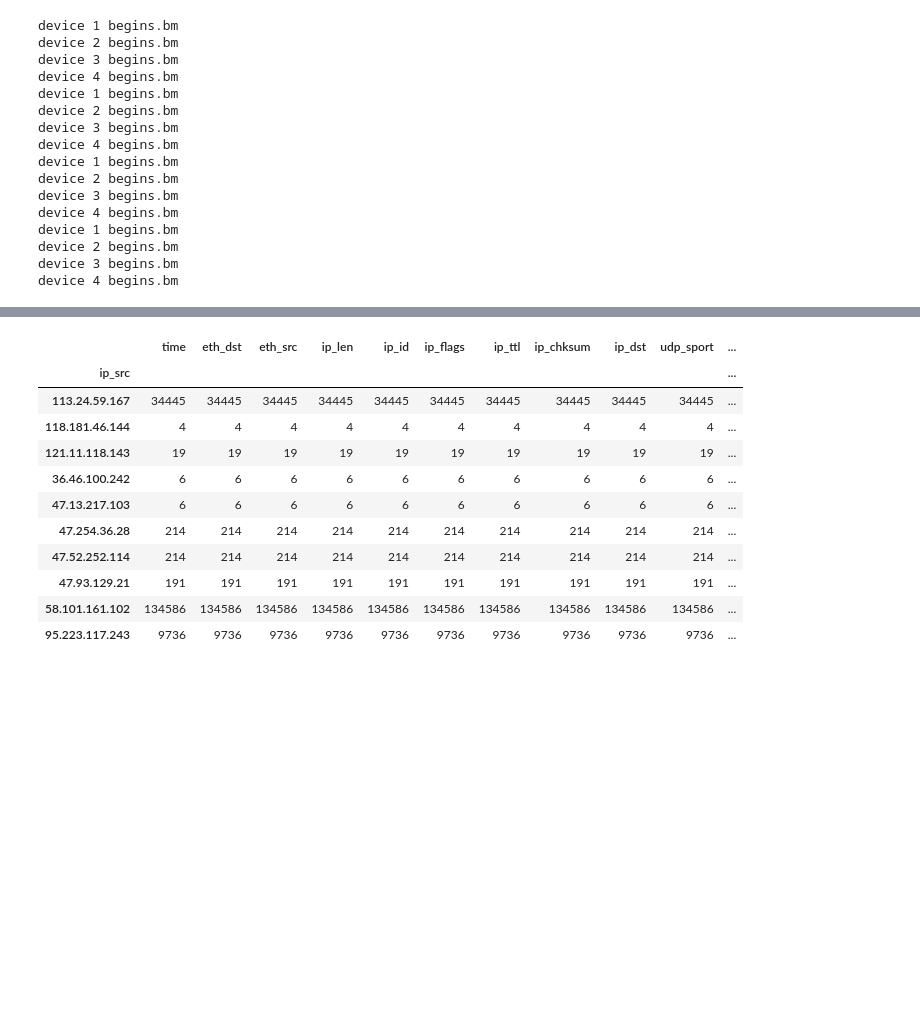
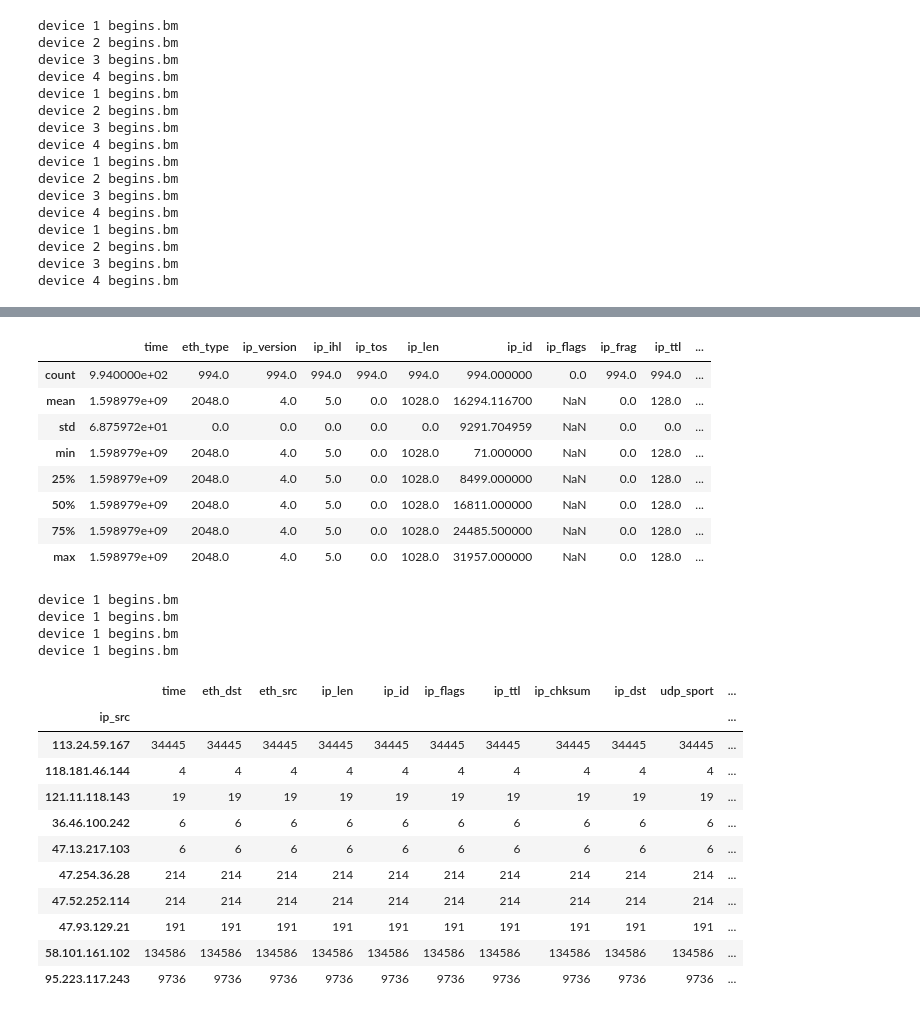
Before and after one commit to YeweiYuan/Iot-Security-Project, a Jupyter notebook: MLforUDP2.ipynb, the cells around one changed output, grey strips where cells are left out. Cells and saved outputs as stored; diff of their text form; code cells hidden in the pictures; blank space fills up the shorter version.

```diff
--- a/MLforUDP2.ipynb
+++ b/MLforUDP2.ipynb
@@ -430,3 +426,25 @@ camtiny.describe()
 | max | 1.595952e+09 | 748.000000 | 65535.000000 | 63.000000 | 65534.000000 | 47047.000000 | 58378.000000 | 728.000000 | 65535.000000 | 4.000000 | ... |
 # %%
 camtiny.to_csv("/content/drive/My Drive/LINUX/udpcaptiny.csv",index=False,sep=',')
+# %%
+dataName11 = "/UDPFLOOD/udpflood_00001_20200901174914udp.csv"
+dataName12 = "/UDPFLOOD/udpflood_00003_20200901175100udp.csv"
+dataName13 = "/UDPFLOOD/udpflood_00004_20200901175200udp.csv"
+
+udpflood1 = pd.read_csv(dataPath+dataName11)
+udpflood2 = pd.read_csv(dataPath+dataName12)
+udpflood3 = pd.read_csv(dataPath+dataName13)
+# %%
+udpflood = pd.concat([udpflood1,udpflood2,udpflood3])
+# %%
+udpflood.describe()
+# %% [output]
+|  | time | eth_type | ip_version | ip_ihl | ip_tos | ip_len | ip_id | ip_flags | ip_frag | ip_ttl | ... |
+| count | 9.940000e+02 | 994.0 | 994.0 | 994.0 | 994.0 | 994.0 | 994.000000 | 0.0 | 994.0 | 994.0 | ... |
+| mean | 1.598979e+09 | 2048.0 | 4.0 | 5.0 | 0.0 | 1028.0 | 16294.116700 | NaN | 0.0 | 128.0 | ... |
+| std | 6.875972e+01 | 0.0 | 0.0 | 0.0 | 0.0 | 0.0 | 9291.704959 | NaN | 0.0 | 0.0 | ... |
+| min | 1.598979e+09 | 2048.0 | 4.0 | 5.0 | 0.0 | 1028.0 | 71.000000 | NaN | 0.0 | 128.0 | ... |
+| 25% | 1.598979e+09 | 2048.0 | 4.0 | 5.0 | 0.0 | 1028.0 | 8499.000000 | NaN | 0.0 | 128.0 | ... |
+| 50% | 1.598979e+09 | 2048.0 | 4.0 | 5.0 | 0.0 | 1028.0 | 16811.000000 | NaN | 0.0 | 128.0 | ... |
+| 75% | 1.598979e+09 | 2048.0 | 4.0 | 5.0 | 0.0 | 1028.0 | 24485.500000 | NaN | 0.0 | 128.0 | ... |
+| max | 1.598979e+09 | 2048.0 | 4.0 | 5.0 | 0.0 | 1028.0 | 31957.000000 | NaN | 0.0 | 128.0 | ... |
@@ -432,0 +453,7 @@ camtiny.to_csv("/content/drive/My Drive/LINUX/udpcaptiny.csv",index=False,sep=',
+# %%
+udpflood = add_features(udpflood)
+# %% [output]
+device 1 begins.bm
+device 1 begins.bm
+device 1 begins.bm
+device 1 begins.bm
```
Also changed, not shown: parts of 7 cells of this notebook.
